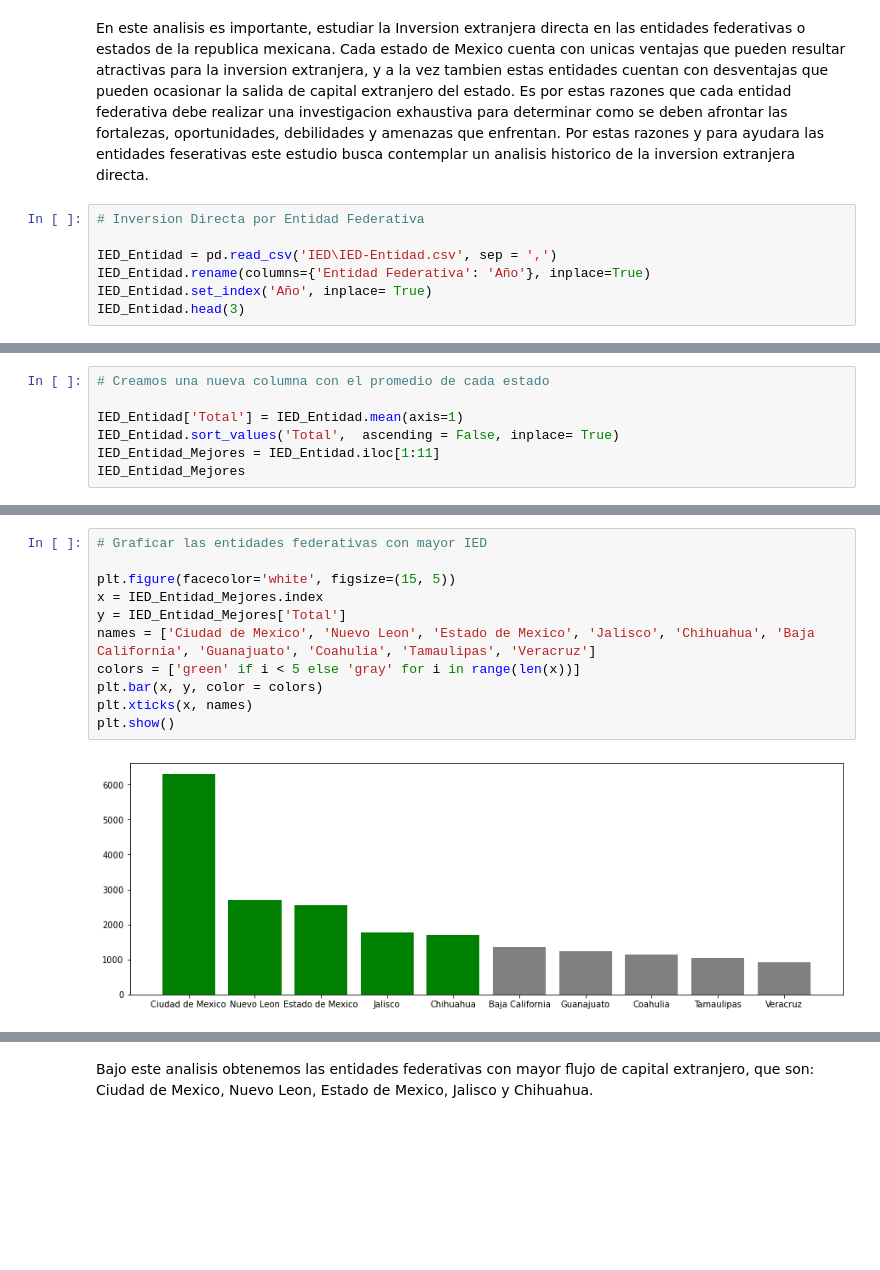
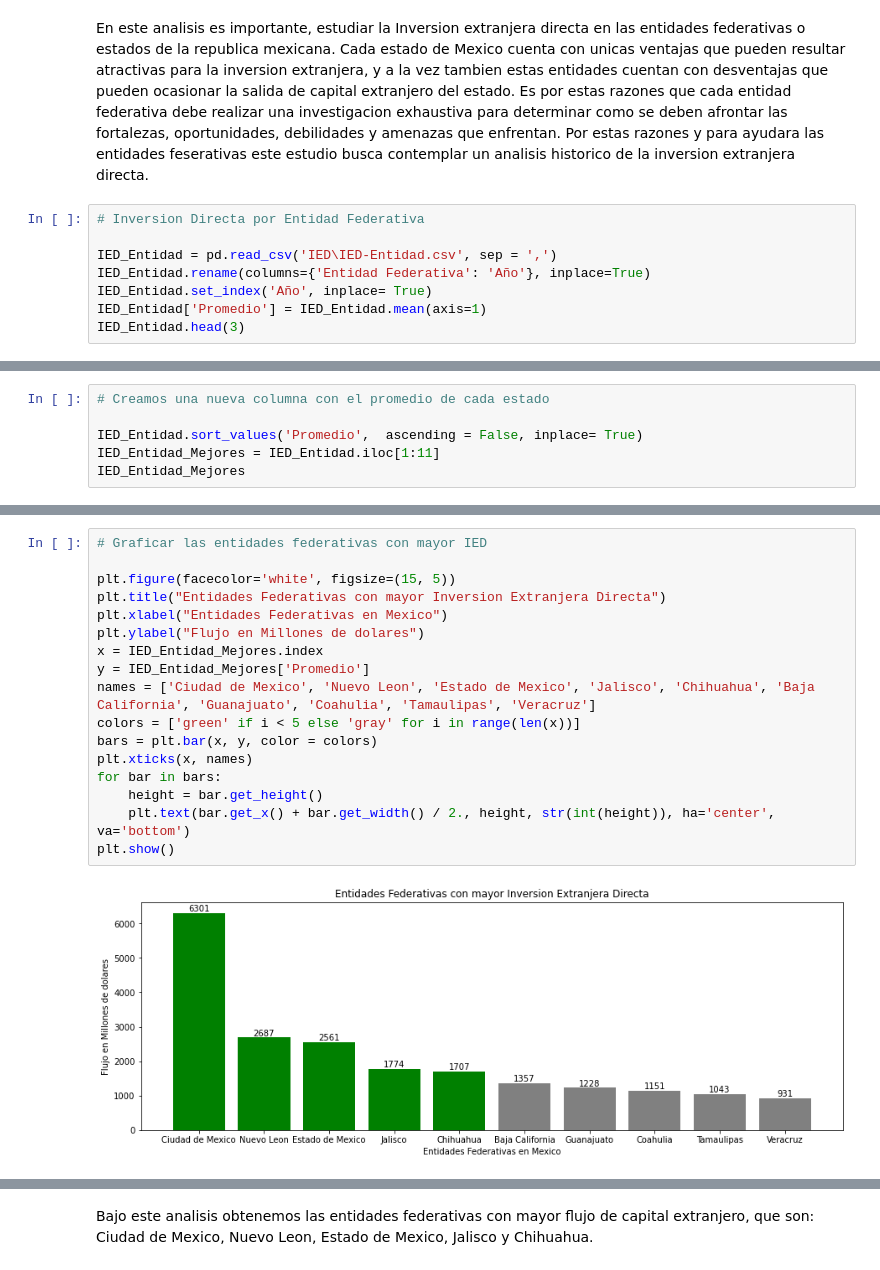
Before and after one commit to OctavioPB/Data-Analyst-Projects, a Jupyter notebook: InversionExtranjeraDirecta2023/Inversion Extranjera Directa en Mexico 2023.ipynb, the cells around one changed output, grey strips where cells are left out. Saved outputs shown, nothing was run; the diff lists cells and outputs as text; blank space fills up the shorter version.

Commit message:
Graficas Entidad federativa agregado

```diff
--- a/InversionExtranjeraDirecta2023/Inversion Extranjera Directa en Mexico 2023.ipynb
+++ b/InversionExtranjeraDirecta2023/Inversion Extranjera Directa en Mexico 2023.ipynb
@@ -317,6 +317,7 @@ En este analisis es importante, estudiar la Inversion extranjera directa en las
 IED_Entidad = pd.read_csv('IED\IED-Entidad.csv', sep = ',')
 IED_Entidad.rename(columns={'Entidad Federativa': 'Año'}, inplace=True)
 IED_Entidad.set_index('Año', inplace= True)
+IED_Entidad['Promedio'] = IED_Entidad.mean(axis=1)
 IED_Entidad.head(3)
 # %% [output]
 |  | 2006 | 2007 | 2008 | 2009 | 2010 | 2011 | 2012 | 2013 | 2014 | 2015 | 2016 | ... |
@@ -327,8 +349,7 @@ IED_Entidad.head(3)
 # %%
 # Creamos una nueva columna con el promedio de cada estado
 
-IED_Entidad['Total'] = IED_Entidad.mean(axis=1)
-IED_Entidad.sort_values('Total',  ascending = False, inplace= True)
+IED_Entidad.sort_values('Promedio',  ascending = False, inplace= True)
 IED_Entidad_Mejores = IED_Entidad.iloc[1:11]
 IED_Entidad_Mejores
 # %% [output]
@@ -347,13 +368,19 @@ IED_Entidad_Mejores
 # %%
 # Graficar las entidades federativas con mayor IED
 
 plt.figure(facecolor='white', figsize=(15, 5))
+plt.title("Entidades Federativas con mayor Inversion Extranjera Directa")
+plt.xlabel("Entidades Federativas en Mexico")
+plt.ylabel("Flujo en Millones de dolares")
 x = IED_Entidad_Mejores.index
-y = IED_Entidad_Mejores['Total']
+y = IED_Entidad_Mejores['Promedio']
 names = ['Ciudad de Mexico', 'Nuevo Leon', 'Estado de Mexico', 'Jalisco', 'Chihuahua', 'Baja California', 'Guanajuato', 'Coahulia', 'Tamaulipas', 'Veracruz']
 colors = ['green' if i < 5 else 'gray' for i in range(len(x))]
-plt.bar(x, y, color = colors)
+bars = plt.bar(x, y, color = colors)
 plt.xticks(x, names)
+for bar in bars:
+    height = bar.get_height()
+    plt.text(bar.get_x() + bar.get_width() / 2., height, str(int(height)), ha='center', va='bottom')
 plt.show()
 # %% [output]
-[figure, old version]
+[figure, new version]
```
Also changed, not shown: parts of 6 cells of this notebook.
